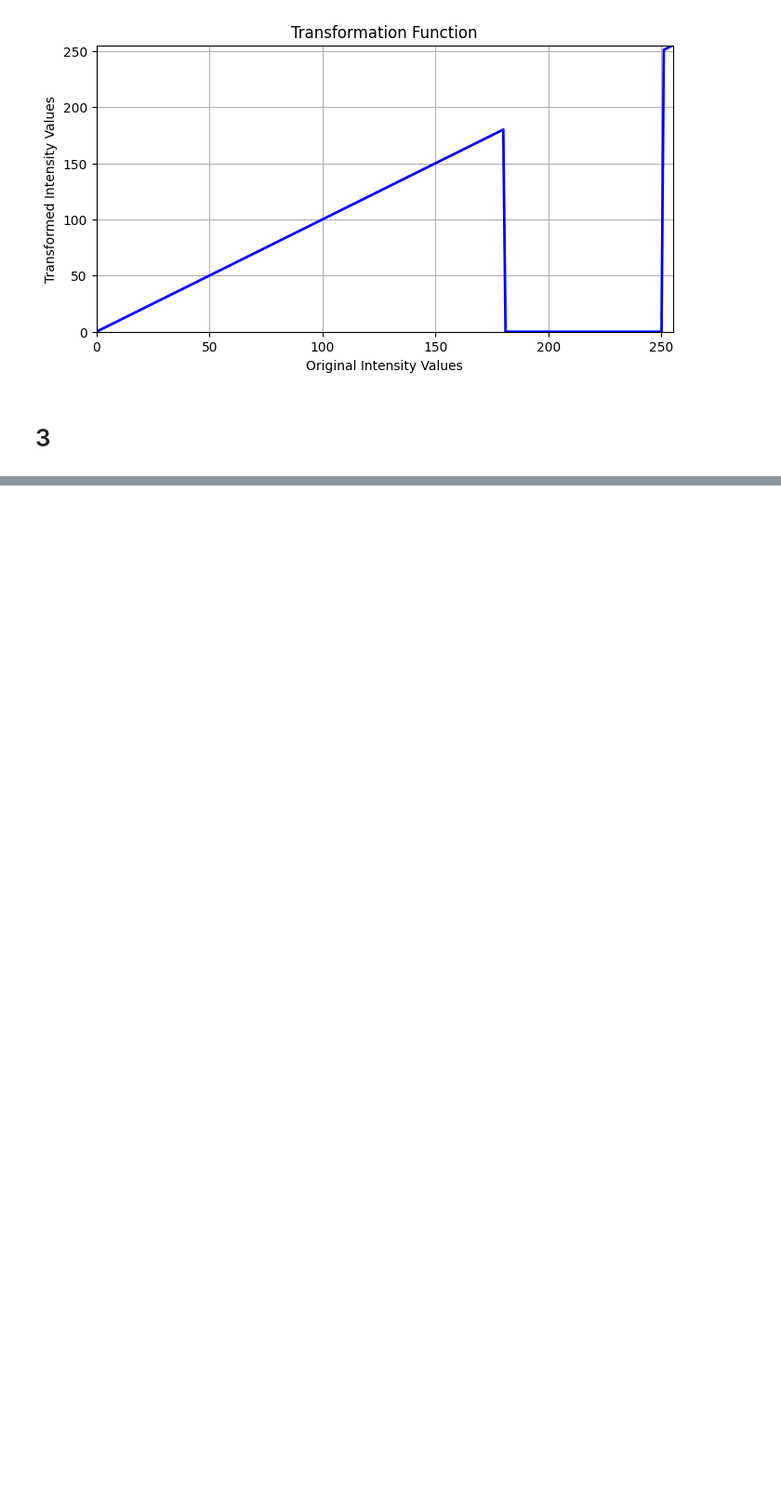
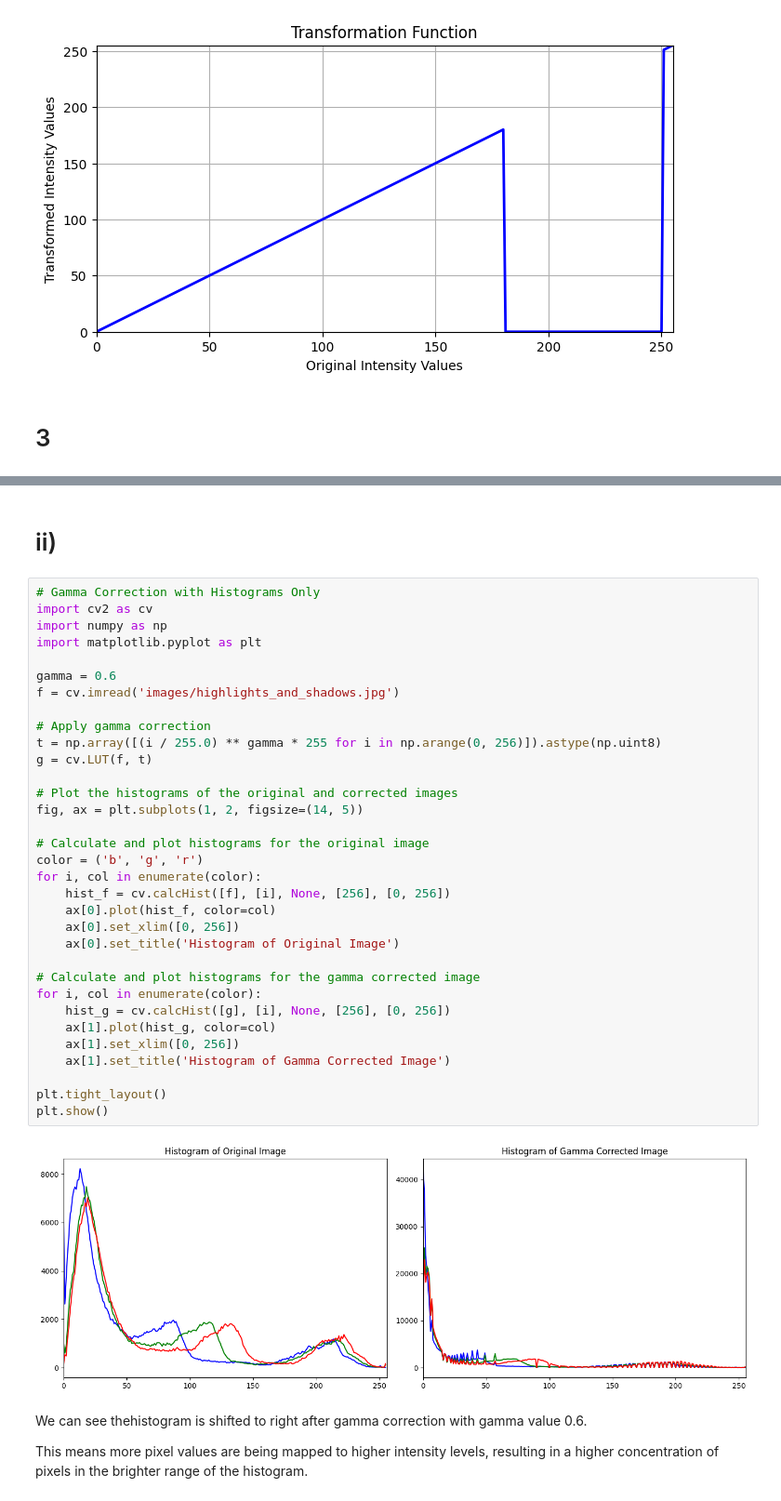
Before and after one commit to NavinduThimodya/Image_Processing_and_Machine_Vision_Assignment_1, a Jupyter notebook: Image_Ass_1.ipynb, the cells around one changed output, grey strips where cells are left out. Shown at 93% size. Drawn from its saved outputs; the diff is of its cells as text; blank space fills up the shorter version.

```diff
--- a/Image_Ass_1.ipynb
+++ b/Image_Ass_1.ipynb
@@ -236,0 +263,41 @@ plt.show()
+# %% [markdown]
+# ii)
+# %%
+# Gamma Correction with Histograms Only
+import cv2 as cv
+import numpy as np
+import matplotlib.pyplot as plt
+
+gamma = 0.6
+f = cv.imread('images/highlights_and_shadows.jpg')
+
+# Apply gamma correction
+t = np.array([(i / 255.0) ** gamma * 255 for i in np.arange(0, 256)]).astype(np.uint8)
+g = cv.LUT(f, t)
+
+# Plot the histograms of the original and corrected images
+fig, ax = plt.subplots(1, 2, figsize=(14, 5))
+
+# Calculate and plot histograms for the original image
+color = ('b', 'g', 'r')
+for i, col in enumerate(color):
+    hist_f = cv.calcHist([f], [i], None, [256], [0, 256])
+    ax[0].plot(hist_f, color=col)
+    ax[0].set_xlim([0, 256])
+    ax[0].set_title('Histogram of Original Image')
+
+# Calculate and plot histograms for the gamma corrected image
+for i, col in enumerate(color):
+    hist_g = cv.calcHist([g], [i], None, [256], [0, 256])
+    ax[1].plot(hist_g, color=col)
+    ax[1].set_xlim([0, 256])
+    ax[1].set_title('Histogram of Gamma Corrected Image')
+
+plt.tight_layout()
+plt.show()
+# %% [output]
+[figure, added]
+# %% [markdown]
+We can see thehistogram is shifted to right after gamma correction with gamma value 0.6.
+
+This means more pixel values are being mapped to higher intensity levels, resulting in a higher concentration of pixels in the brighter range of the histogram.
```
Also changed, not shown: parts of 3 cells of this notebook, 1 other file.
